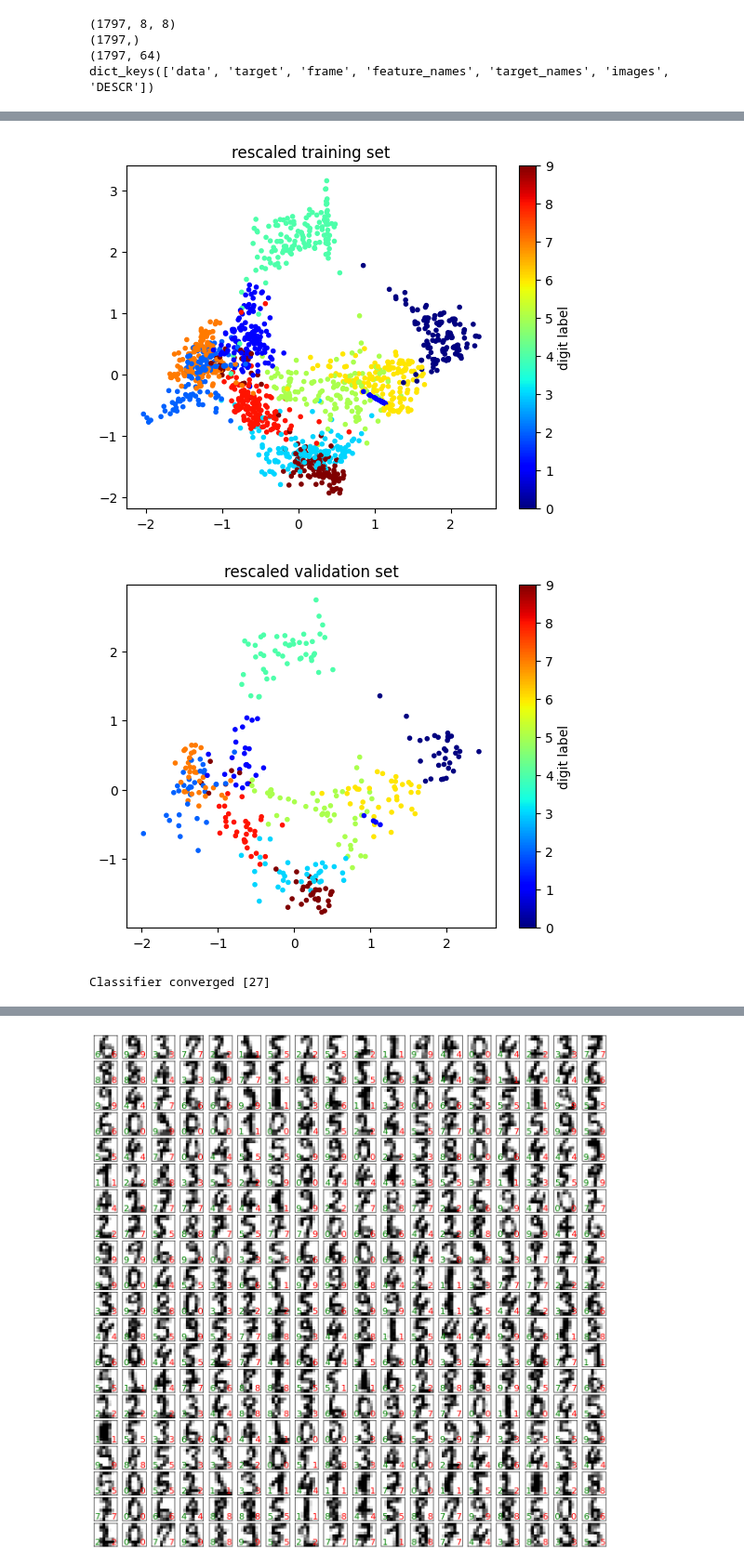
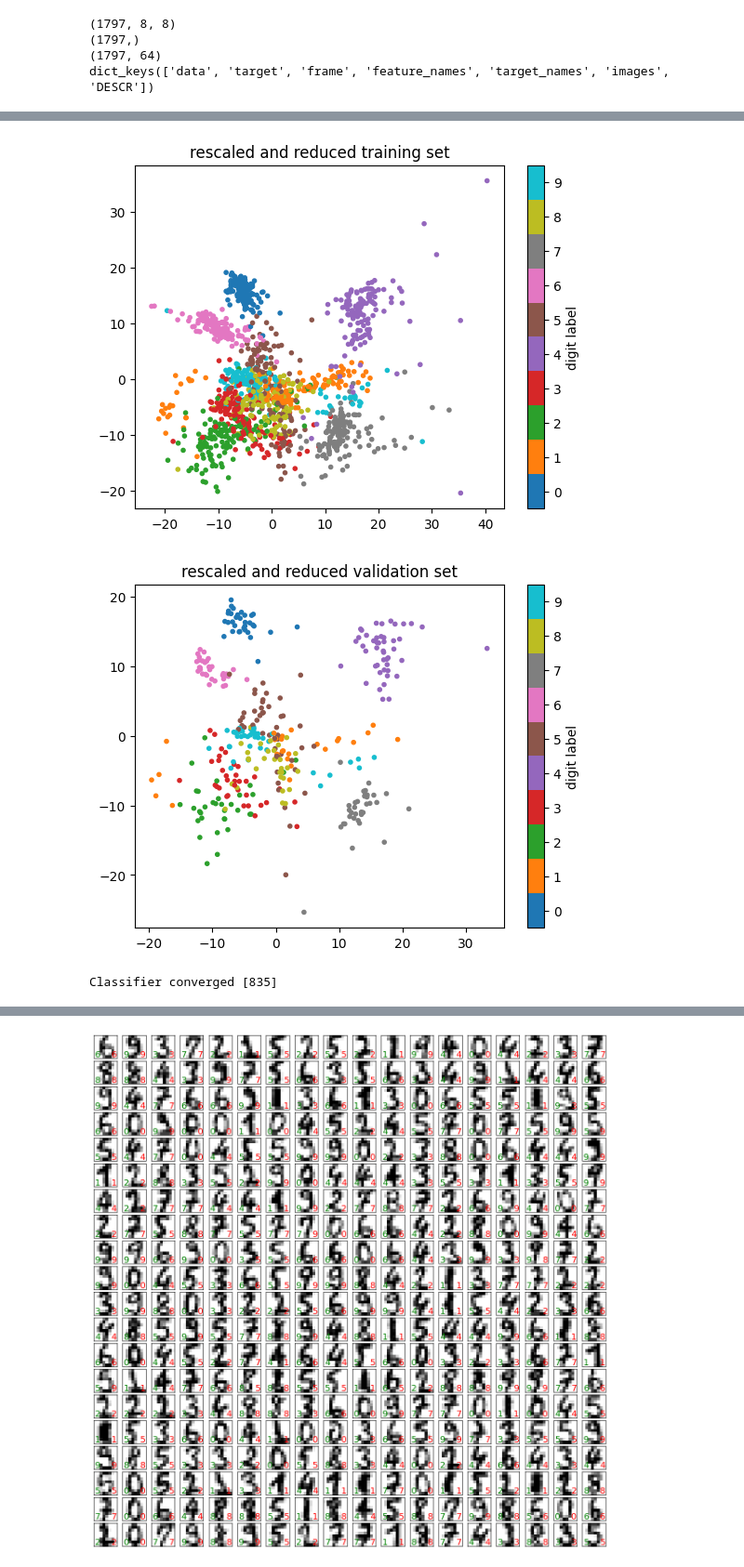
Before and after one commit to EmanuelaMenditto/astrostatistics_bicocca_2025, a Jupyter notebook: working/L13_ML_Digits.ipynb, the cells around one changed output, grey strips where cells are left out. Shown at 93% size. Drawn from its saved outputs; the diff is of its cells as text; code cells hidden in the pictures.

```diff
--- a/working/L13_ML_Digits.ipynb
+++ b/working/L13_ML_Digits.ipynb
@@ -36,27 +87,34 @@ plt.show()
 # %%
 # Split the dataset taking 80% of the images as tranining dataset and leaving the other 20% as a validation set
-X_train, X_test, y_train, y_test, train_idx, test_idx = train_test_split(X_transformed, y, range(len(X_transformed)), test_size=0.2, random_state=42)
+X_train, X_test, y_train, y_test, train_idx, test_idx = train_test_split(X, y, range(len(X)), test_size=0.2, random_state=42)
 # %%
 # Rescaling to use the solver "sag" (Stochastic Average Gradient)
 scaler = StandardScaler()
 X_train_scaled = scaler.fit_transform(X_train)
-X_test_scaled = scaler.fit_transform(X_test)
+X_test_scaled = scaler.transform(X_test)
 
-plt.scatter(X_train_scaled[:,0], X_train_scaled[:,1], c=y_train, cmap="jet", marker=".")
+# Dimensionality reduction from 64 to 5 with an unsupervised method
+embedding = Isomap(n_neighbors=n_neighbors, n_components=5)
+X_train_dr = embedding.fit_transform(X_train_scaled)
+X_test_dr = embedding.transform(X_test_scaled)
+
+plt.scatter(X_train_dr[:,0], X_train_dr[:,1], c=y_train, cmap="tab10", marker=".")
 plt.colorbar(label="digit label", ticks=range(10))
-plt.title("rescaled training set")
+plt.title("rescaled and reduced training set")
+plt.clim(-0.5, 9.5)
 plt.show()
 
-plt.scatter(X_test_scaled[:,0], X_test_scaled[:,1], c=y_test, cmap="jet", marker=".")
+plt.scatter(X_test_dr[:,0], X_test_dr[:,1], c=y_test, cmap="tab10", marker=".")
 plt.colorbar(label="digit label", ticks=range(10))
-plt.title("rescaled validation set")
+plt.title("rescaled and reduced validation set")
+plt.clim(-0.5, 9.5)
 plt.show()
 
 # Training the classifier
-classifier = LogisticRegression(solver="sag", max_iter=1000)
-classifier.fit(X_train_scaled, y_train)
+classifier = LogisticRegression(penalty='l2', solver="sag", max_iter=2000)
+classifier.fit(X_train_dr, y_train)
 print("Classifier converged", classifier.n_iter_)
 # %% [output]
-[figure, old version]
+[figure, new version]
-[figure, old version]
+[figure, new version]
-Classifier converged [27]
+Classifier converged [835]
```
Also changed, not shown: parts of 14 cells of this notebook.
